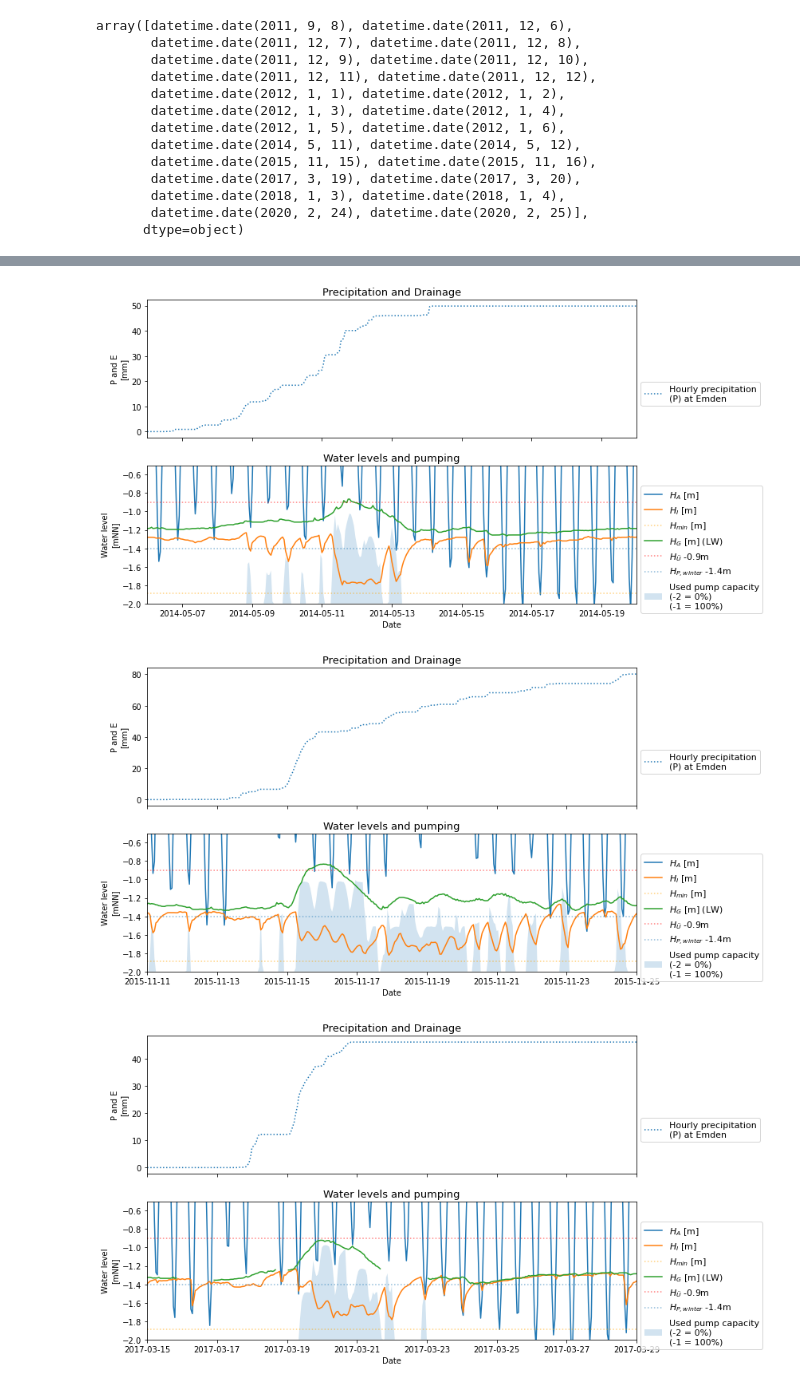
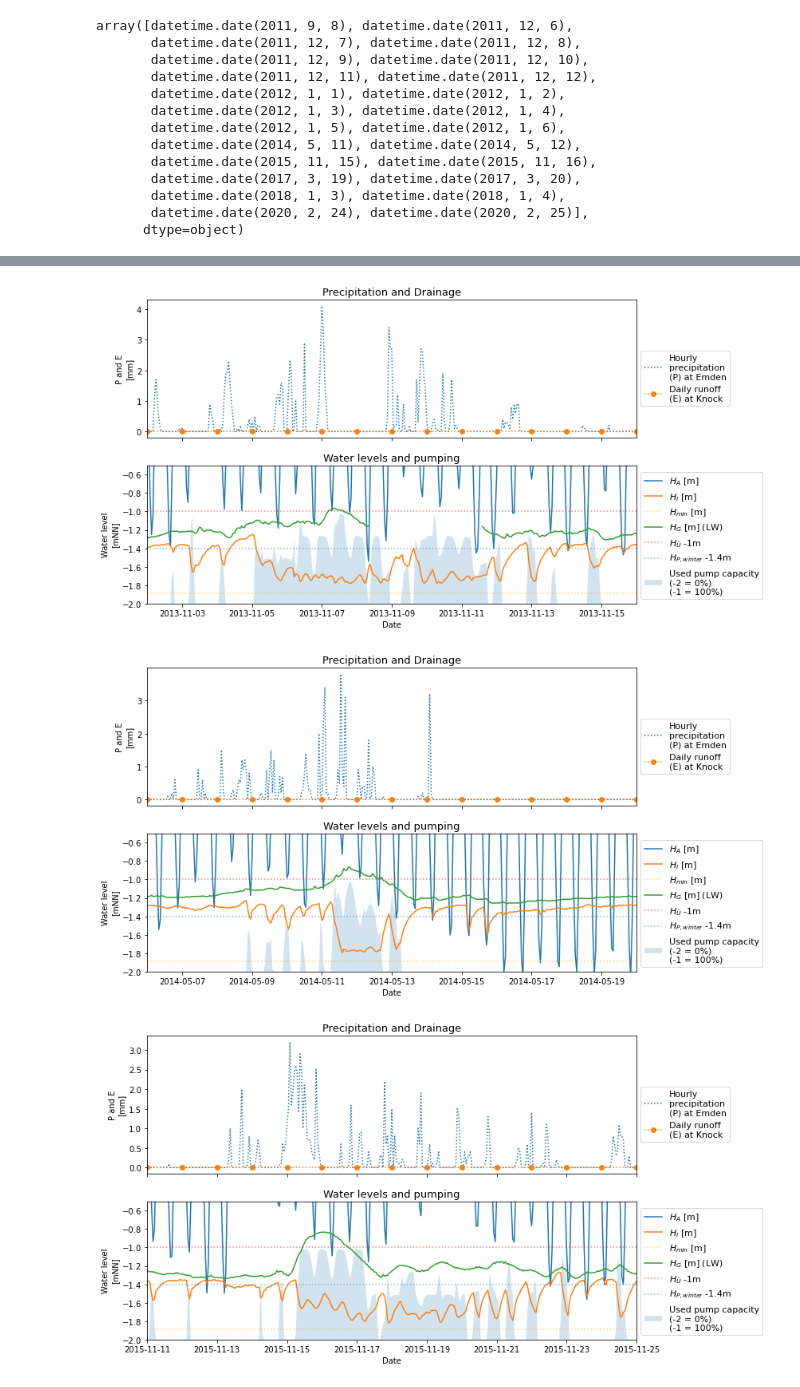
Before and after one commit to jonaslenz/RUINSapp, a Jupyter notebook: extreme analysis/04_event_selection.ipynb, the cells around one changed output, grey strips where cells are left out. Cells and saved outputs as stored; diff of their text form; code cells hidden in the pictures.

```diff
--- a/extreme analysis/04_event_selection.ipynb
+++ b/extreme analysis/04_event_selection.ipynb
@@ -28,8 +28,8 @@ data.head()
 def plot_knock(t1,t2, plot_knock_level = True):
     fig, ax = plt.subplots(nrows = 2, sharex = True, figsize = [11,7])
 #    ax[0] = plt.subplot(311)  #, gridspec_kw={'height_ratios': [1, 2]}
-    ax[0].plot(data['Prec'][t1:t2].cumsum(), label = 'Hourly precipitation\n(P) at Emden', linestyle = 'dotted')
-#    ax[0].plot(data['Q_Knock'][t1:t2].resample('1d').sum().cumsum(), label = 'Daily runoff (E) at Knock', marker = 'o', linestyle = 'dotted')
+    ax[0].plot(data['Prec'][t1:t2], label = 'Hourly\nprecipitation\n(P) at Emden', linestyle = 'dotted')
+    ax[0].plot(data['Q_Knock'][t1:t2].resample('1d').sum(), label = 'Daily runoff\n(E) at Knock', marker = 'o', linestyle = 'dotted')
 
     ax[0].set_ylabel('P and E\n[mm]')
     # set visibility of x-axis as False
@@ -45,13 +45,13 @@ def plot_knock(t1,t2, plot_knock_level = True):
         ax[1].fill_between(data['Knock_pump_obs'][t1:t2].index,(data['Knock_pump_obs'][t1:t2] / 100 - 2),-2, alpha = 0.2, label = "Used pump capacity\n(-2 = 0%)\n(-1 = 100%)")
         ax[1].axhline(min(data['wl_Knock_Inner'][data['Knock_pump_obs']>0]/1000), label = "$H_{min}$ [m]", linestyle = "dotted", alpha = 0.5, color = "orange")
     ax[1].plot((data['wl_LW'])[t1:t2]/1000, label = "$H_G$ [m] (LW)")
-    ax[1].axhline(-0.9, label = "$H_Ü$ -0.9m", linestyle = "dotted", alpha = 0.5, color = "red")
+    ax[1].axhline(-1, label = "$H_Ü$ -1m", linestyle = "dotted", alpha = 0.5, color = "red")
     ax[1].axhline(-1.4, label = "$H_{P, winter}$ -1.4m", linestyle = "dotted", alpha = 0.5)
 
     ax[1].set_ylabel('Water level\n[mNN]')
     ax[1].set_ylim(-2,-0.5)
     ax[1].set_title("Water levels and pumping", fontsize=13)
-    ax[1].legend(bbox_to_anchor=(1, -0.1), loc="lower left", ncol=1, fontsize = 11)
+    ax[1].legend(bbox_to_anchor=(1, 0), loc="lower left", ncol=1, fontsize = 11)
     ax[1].set_xlim([t1, t2])
 
 
@@ -79,16 +101,22 @@ array([datetime.date(2011, 9, 8), datetime.date(2011, 12, 6),
 # %%
 # manual definition of starting dates for these events and plotting
 events = {
+#    "2011-02":datetime.date(2011, 2, 10),  # missing water level data at Knock
+#    "2011-08":datetime.date(2011, 8, 25),  # missing water level data at Knock
     "2011-09":datetime.date(2011, 9, 3),
-    "2011-12":datetime.date(2011, 12, 3),
+    "2011-12":datetime.date(2011, 12, 2),
     "2012-01":datetime.date(2011, 12, 29),
+    "2013-11":datetime.date(2013, 11, 2),
     "2014-05":datetime.date(2014, 5, 6),
     "2015-11":datetime.date(2015, 11, 11),
+#    "2017-02":datetime.date(2017, 2, 19), # did not reach critical water level, manual identification
     "2017-03":datetime.date(2017, 3, 15),
-    "2018-01":datetime.date(2017, 12, 30),
-    "2020-02":datetime.date(2020, 2, 20)
+    "2017-09":datetime.date(2017, 9, 3),
+    "2017-12":datetime.date(2017, 12, 4),
+    "2018-01-03":datetime.date(2017, 12, 30),
+    "2018-01-18":datetime.date(2018, 1, 13),
+    "2020-02":datetime.date(2020, 2, 14)
 }
-
 for z in events:
-    plot_knock(events[z],events[z]+datetime.timedelta(days=14))#.savefig("images/event_"+z+".png")
+    plot_knock(events[z],events[z]+datetime.timedelta(days=14)).savefig("images/event_"+z+".png")
 # %% [output]
@@ -98,3 +126,3 @@ for z in events:
-[figure, old version]
+[figure, new version]
-[figure, old version]
+[figure, new version]
-[figure, old version]
+[figure, new version]
```
Also changed, not shown: parts of 3 cells of this notebook, 5 other files.
